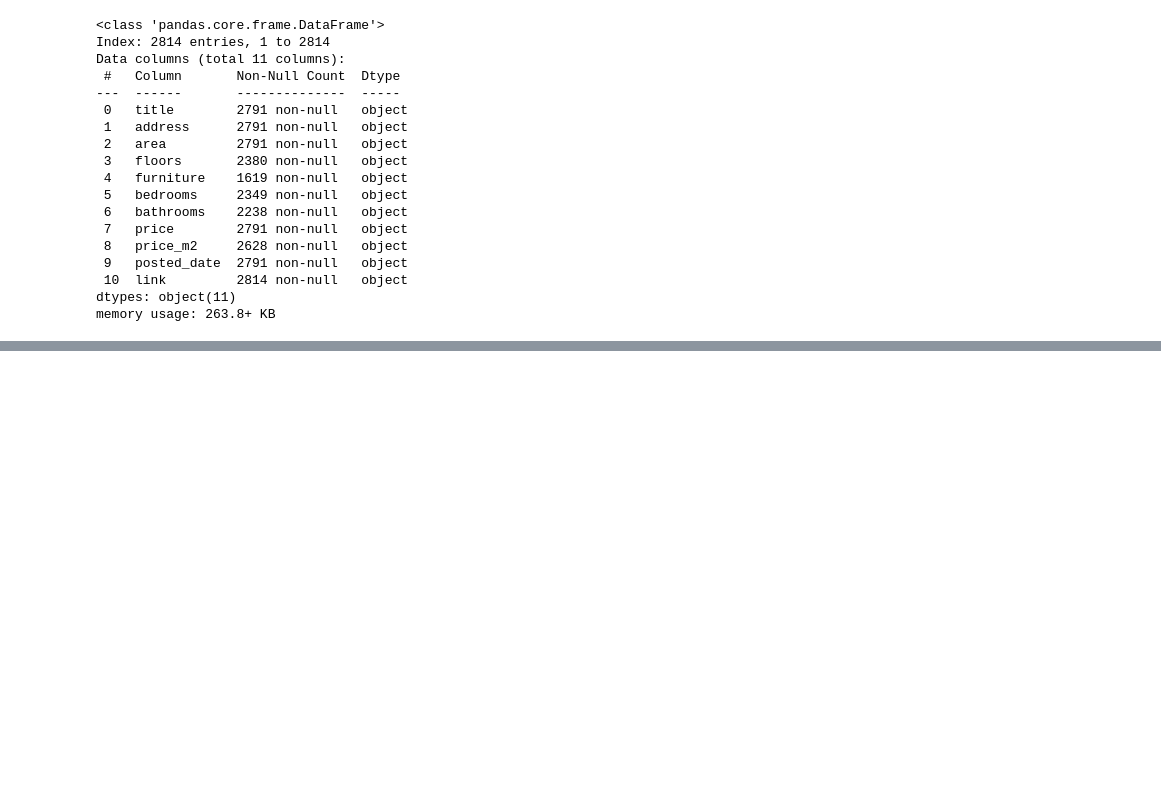
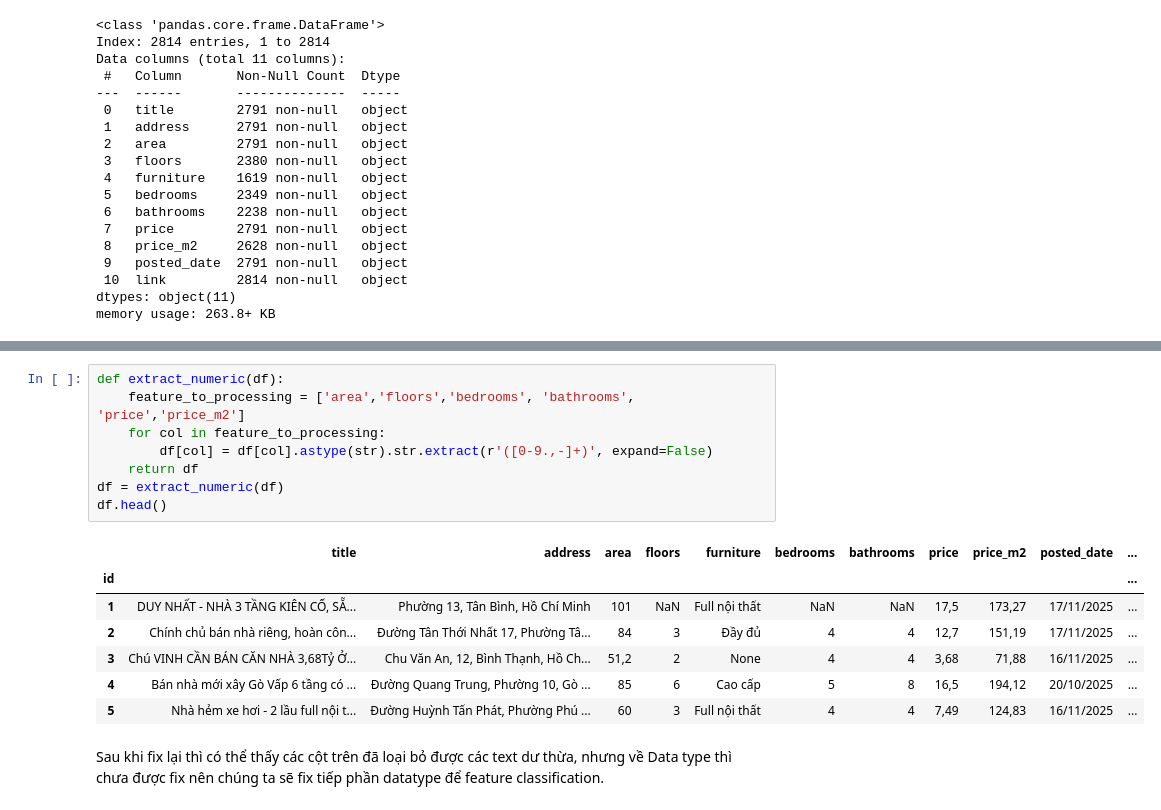
Before and after one commit to GrayNguyen-Data/HousePricePrediction, a Jupyter notebook: src/exploratory_data_analysis/EDA.ipynb, the cells around one changed output, grey strips where cells are left out. Saved outputs shown, nothing was run; the diff lists cells and outputs as text; blank space fills up the shorter version.

Commit message:
First Data Cleaning and Type casting

```diff
--- a/src/exploratory_data_analysis/EDA.ipynb
+++ b/src/exploratory_data_analysis/EDA.ipynb
@@ -110,0 +122,18 @@ memory usage: 263.8+ KB
+# %%
+def extract_numeric(df):
+    feature_to_processing = ['area','floors','bedrooms', 'bathrooms', 'price','price_m2']
+    for col in feature_to_processing:
+        df[col] = df[col].astype(str).str.extract(r'([0-9.,-]+)', expand=False)
+    return df
+df = extract_numeric(df)
+df.head()
+# %% [output]
+|  | title | address | area | floors | furniture | bedrooms | bathrooms | price | price_m2 | posted_date | ... |
+| id |  |  |  |  |  |  |  |  |  |  | ... |
+| 1 | DUY NHẤT - NHÀ 3 TẦNG KIÊN CỐ, SẴ... | Phường 13, Tân Bình, Hồ Chí Minh | 101 | NaN | Full nội thất | NaN | NaN | 17,5 | 173,27 | 17/11/2025 | ... |
+| 2 | Chính chủ bán nhà riêng, hoàn côn... | Đường Tân Thới Nhất 17, Phường Tâ... | 84 | 3 | Đầy đủ | 4 | 4 | 12,7 | 151,19 | 17/11/2025 | ... |
+| 3 | Chú VINH CẦN BÁN CĂN NHÀ 3,68Tỷ Ở... | Chu Văn An, 12, Bình Thạnh, Hồ Ch... | 51,2 | 2 | None | 4 | 4 | 3,68 | 71,88 | 16/11/2025 | ... |
+| 4 | Bán nhà mới xây Gò Vấp 6 tầng có ... | Đường Quang Trung, Phường 10, Gò ... | 85 | 6 | Cao cấp | 5 | 8 | 16,5 | 194,12 | 20/10/2025 | ... |
+| 5 | Nhà hẻm xe hơi - 2 lầu full nội t... | Đường Huỳnh Tấn Phát, Phường Phú ... | 60 | 3 | Full nội thất | 4 | 4 | 7,49 | 124,83 | 16/11/2025 | ... |
+# %% [markdown]
+Sau khi fix lại thì có thể thấy các cột trên đã loại bỏ được các text dư thừa, nhưng về Data type thì chưa được fix nên chúng ta sẽ fix tiếp phần datatype để feature classification.
```
Also changed, not shown: parts of 11 cells of this notebook.
